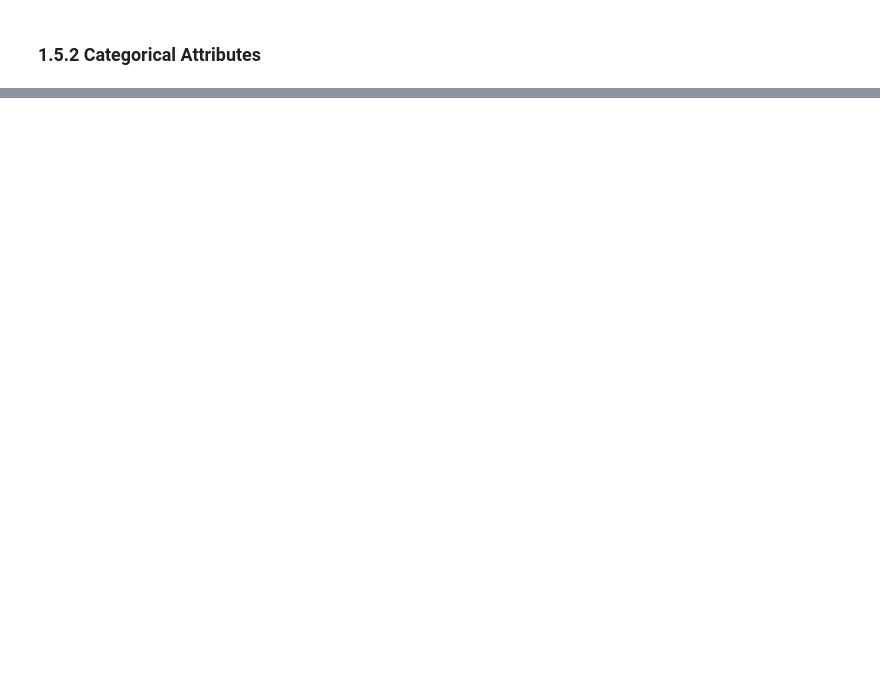
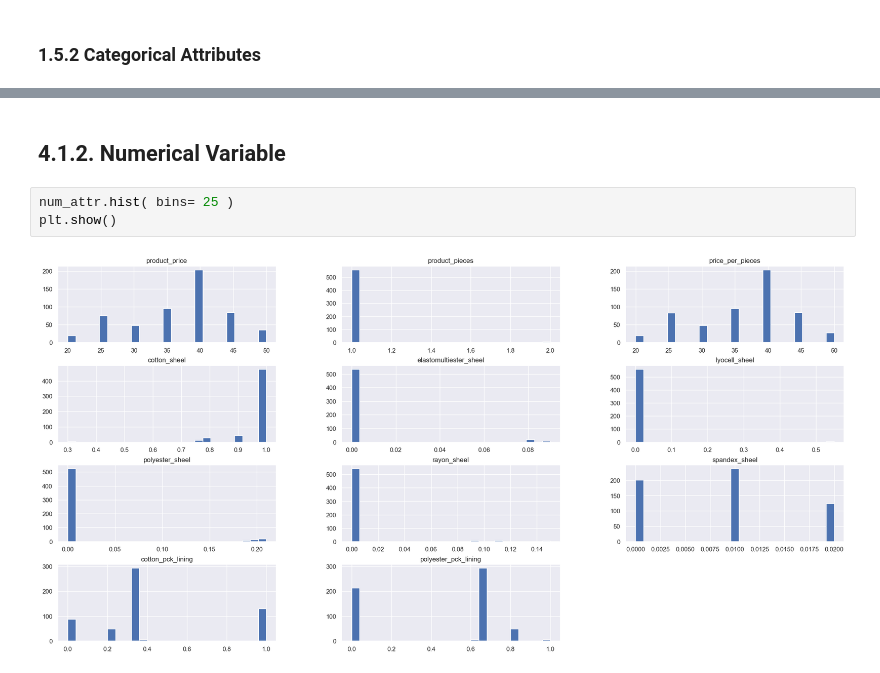
Before and after one commit to luanjesus/star_jeans_webscraping, a Jupyter notebook: eda.ipynb, the cells around one changed output, grey strips where cells are left out. Saved outputs shown, nothing was run; the diff lists cells and outputs as text; blank space fills up the shorter version.

```diff
--- a/eda.ipynb
+++ b/eda.ipynb
@@ -252,0 +316,7 @@ sns.barplot( x='price_per_pieces', y='color_name', data=df1 );
+# %% [markdown]
+## 4.1.2. Numerical Variable
+# %%
+num_attr.hist( bins= 25 )
+plt.show()
+# %% [output]
+[figure, added]
```
Also changed, not shown: parts of 50 cells of this notebook, 8 other files.
